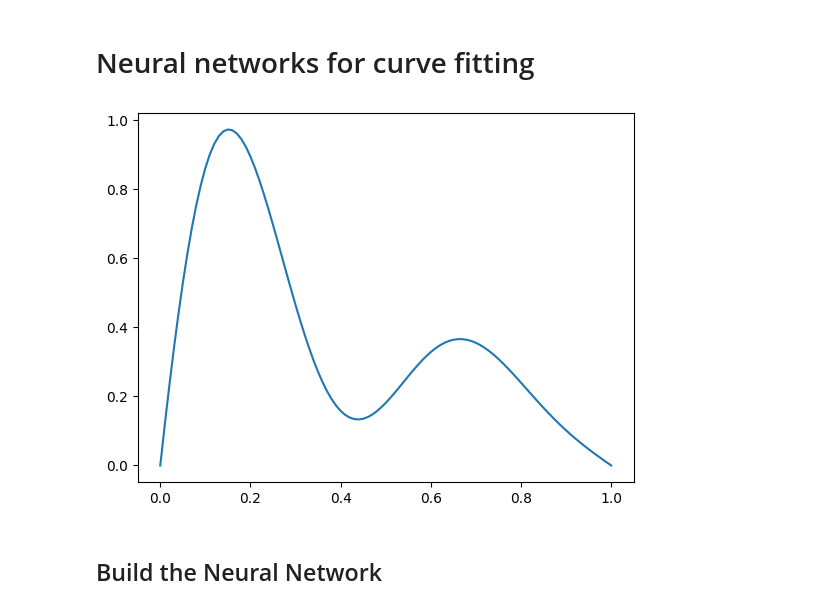
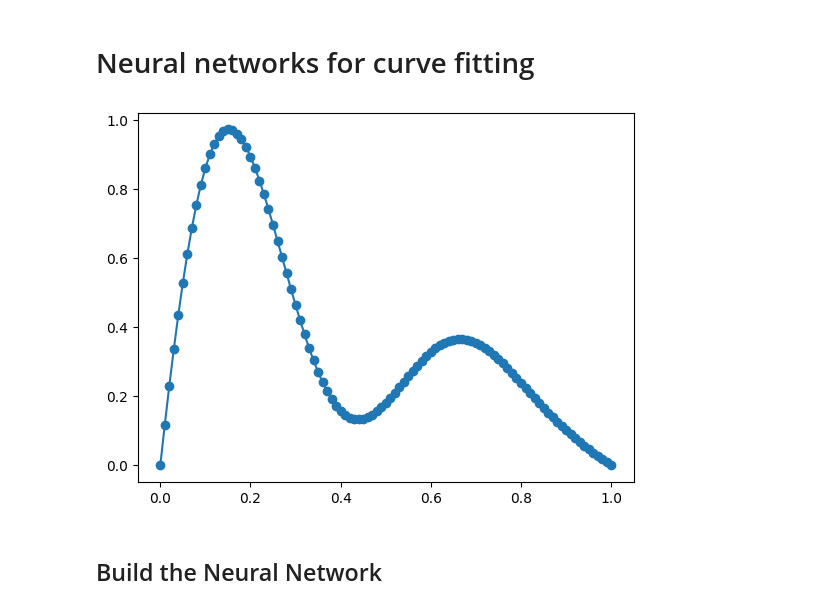
Before and after one commit to ieadoboe/effective-waffle, a Jupyter notebook: beginner4_curve_fitting.ipynb, the cells around one changed output. Cells and saved outputs as stored; diff of their text form; code cells hidden in the pictures.

```diff
--- a/beginner4_curve_fitting.ipynb
+++ b/beginner4_curve_fitting.ipynb
@@ -11,7 +11,7 @@ import pandas as pd
 f = lambda x: (1 - x) * np.sin(2 * x) + (1 - x) ** 2 * np.sin(10 * x)
 x = np.linspace(0, 1, 101)
 # %%
-plt.plot(x, f(x))
+plt.plot(x, f(x), "o-")
 plt.show()
 # %% [output]
-[figure, old version]
+[figure, new version]
```
Also changed, not shown: parts of 13 cells of this notebook.
